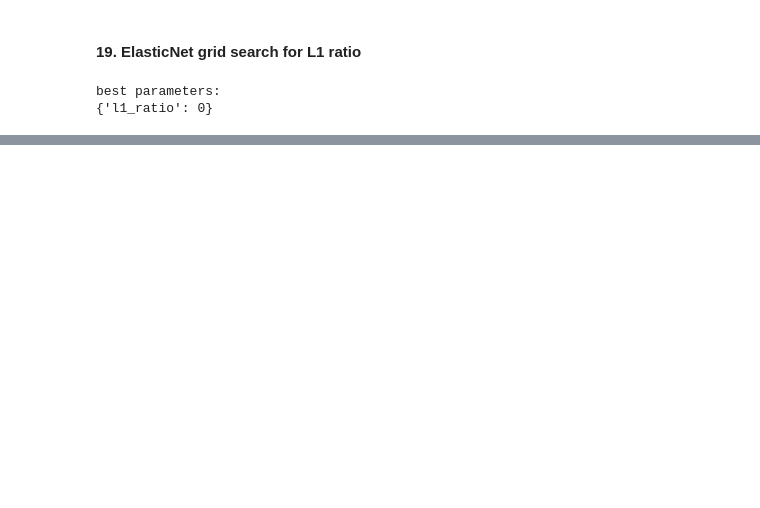
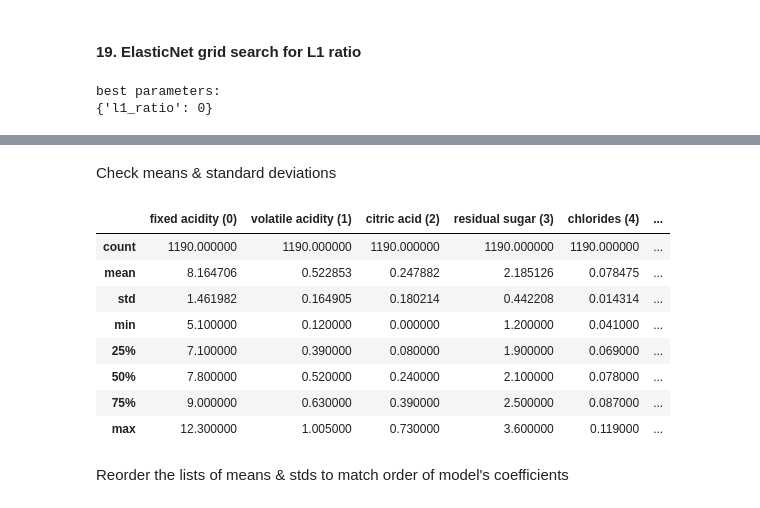
Before and after one commit to HAMZA310/datascience, a Jupyter notebook: Wine_Taste_Quality/Wine_Taste_Quality.ipynb, the cells around one changed output, grey strips where cells are left out. Cells and saved outputs as stored; diff of their text form; code cells hidden in the pictures; blank space fills up the shorter version.

```diff
--- a/Wine_Taste_Quality/Wine_Taste_Quality.ipynb
+++ b/Wine_Taste_Quality/Wine_Taste_Quality.ipynb
@@ -961,4 +1044,0 @@ or below 7.1   min value is: 9.5    # of outliers is 0
-# %%
-# next step - delete outliers in 7 stepwise columns only
-df = df.loc[df['alcohol (10)'] < 13.5]
-df.shape
@@ -966,0 +1316,6 @@ df.shape
+# %%
+stats = df.describe()
+features_means = stats.ix[1:2, 0:11].values.tolist()[0] #row 1
+features_stds = stats.ix[2:3, 0:11].values.tolist()[0]  #row 2
+print 'means', features_means
+print '\nstds', features_stds
@@ -966,0 +1326,16 @@ df.shape
+# %% [markdown]
+Check means & standard deviations
+# %%
+stats
+# %% [output]
+|  | fixed acidity (0) | volatile acidity (1) | citric acid (2) | residual sugar (3) | chlorides (4) | ... |
+| count | 1190.000000 | 1190.000000 | 1190.000000 | 1190.000000 | 1190.000000 | ... |
+| mean | 8.164706 | 0.522853 | 0.247882 | 2.185126 | 0.078475 | ... |
+| std | 1.461982 | 0.164905 | 0.180214 | 0.442208 | 0.014314 | ... |
+| min | 5.100000 | 0.120000 | 0.000000 | 1.200000 | 0.041000 | ... |
+| 25% | 7.100000 | 0.390000 | 0.080000 | 1.900000 | 0.069000 | ... |
+| 50% | 7.800000 | 0.520000 | 0.240000 | 2.100000 | 0.078000 | ... |
+| 75% | 9.000000 | 0.630000 | 0.390000 | 2.500000 | 0.087000 | ... |
+| max | 12.300000 | 1.005000 | 0.730000 | 3.600000 | 0.119000 | ... |
+# %% [markdown]
+Reorder the lists of means & stds to match order of model's coefficients
```
Also changed, not shown: parts of 191 cells of this notebook.
